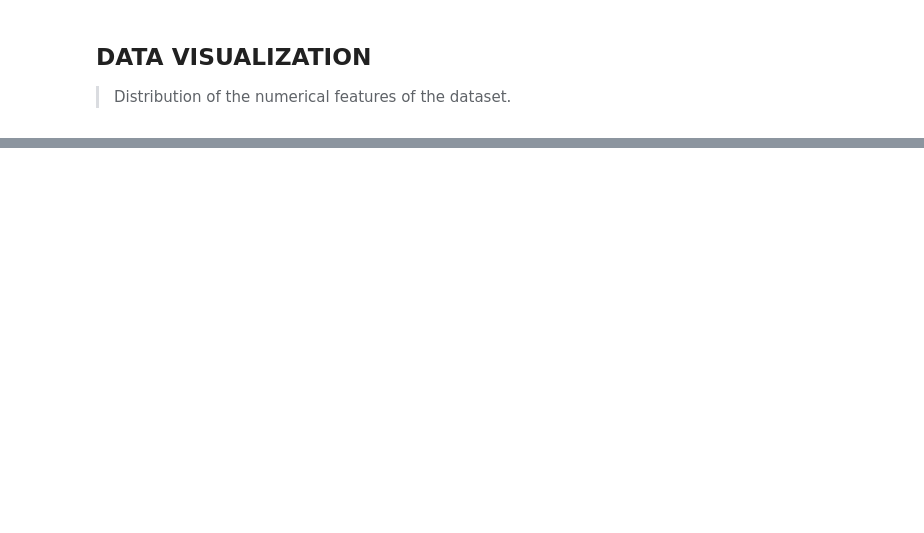
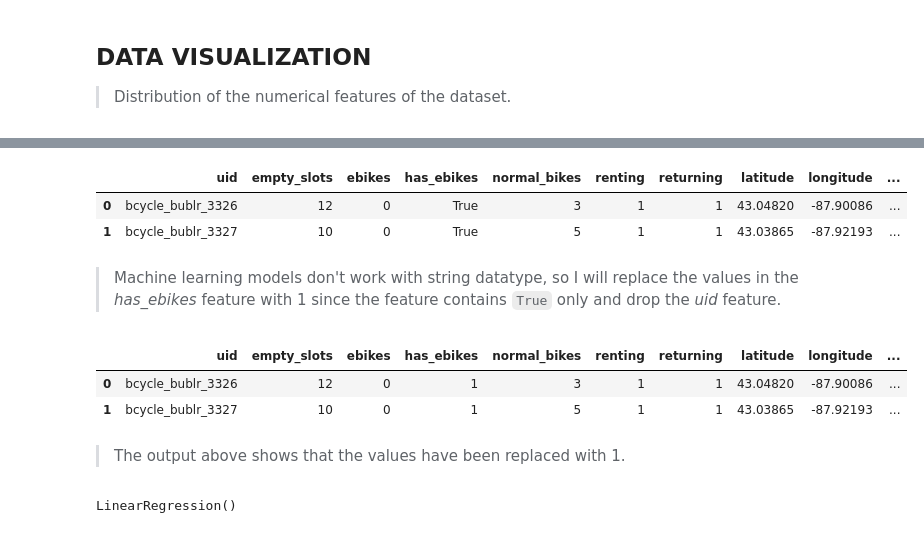
Before and after one commit to AduragbemiOyinlola/CityBike-API, a Jupyter notebook: citybike.ipynb, the cells around one changed output, grey strips where cells are left out. Drawn from its saved outputs; the diff is of its cells as text; code cells hidden in the pictures; blank space fills up the shorter version.

Commit message:
Model building completed

```diff
--- a/citybike.ipynb
+++ b/citybike.ipynb
@@ -389,0 +398,8 @@ plt.title('No of Availale Bikes');
+# %%
+BBframe.head(2)
+# %% [output]
+|  | uid | empty_slots | ebikes | has_ebikes | normal_bikes | renting | returning | latitude | longitude | ... |
+| 0 | bcycle_bublr_3326 | 12 | 0 | True | 3 | 1 | 1 | 43.04820 | -87.90086 | ... |
+| 1 | bcycle_bublr_3327 | 10 | 0 | True | 5 | 1 | 1 | 43.03865 | -87.92193 | ... |
+# %% [markdown]
+> Machine learning models don't work with string datatype, so I will replace the values in the *has_ebikes* feature with 1 since the feature contains `True` only and drop the _uid_ feature.
@@ -389,0 +408,8 @@ plt.title('No of Availale Bikes');
+# %%
+BBframe.head(2)
+# %% [output]
+|  | uid | empty_slots | ebikes | has_ebikes | normal_bikes | renting | returning | latitude | longitude | ... |
+| 0 | bcycle_bublr_3326 | 12 | 0 | 1 | 3 | 1 | 1 | 43.04820 | -87.90086 | ... |
+| 1 | bcycle_bublr_3327 | 10 | 0 | 1 | 5 | 1 | 1 | 43.03865 | -87.92193 | ... |
+# %% [markdown]
+> The output above shows that the values have been replaced with 1.
@@ -389,0 +421,5 @@ plt.title('No of Availale Bikes');
+# %%
+lin = LinearRegression()
+lin.fit(X_train, y_train)
+# %% [output]
+LinearRegression()
```
Also changed, not shown: parts of 13 cells of this notebook.
